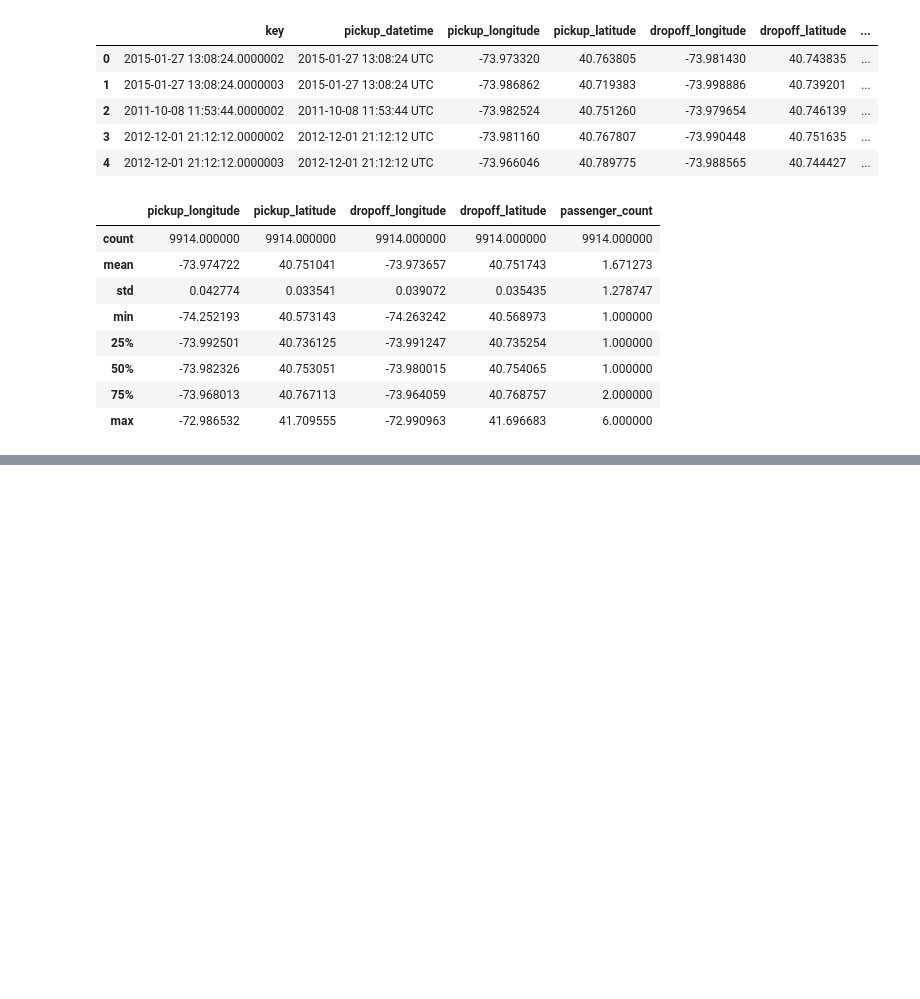
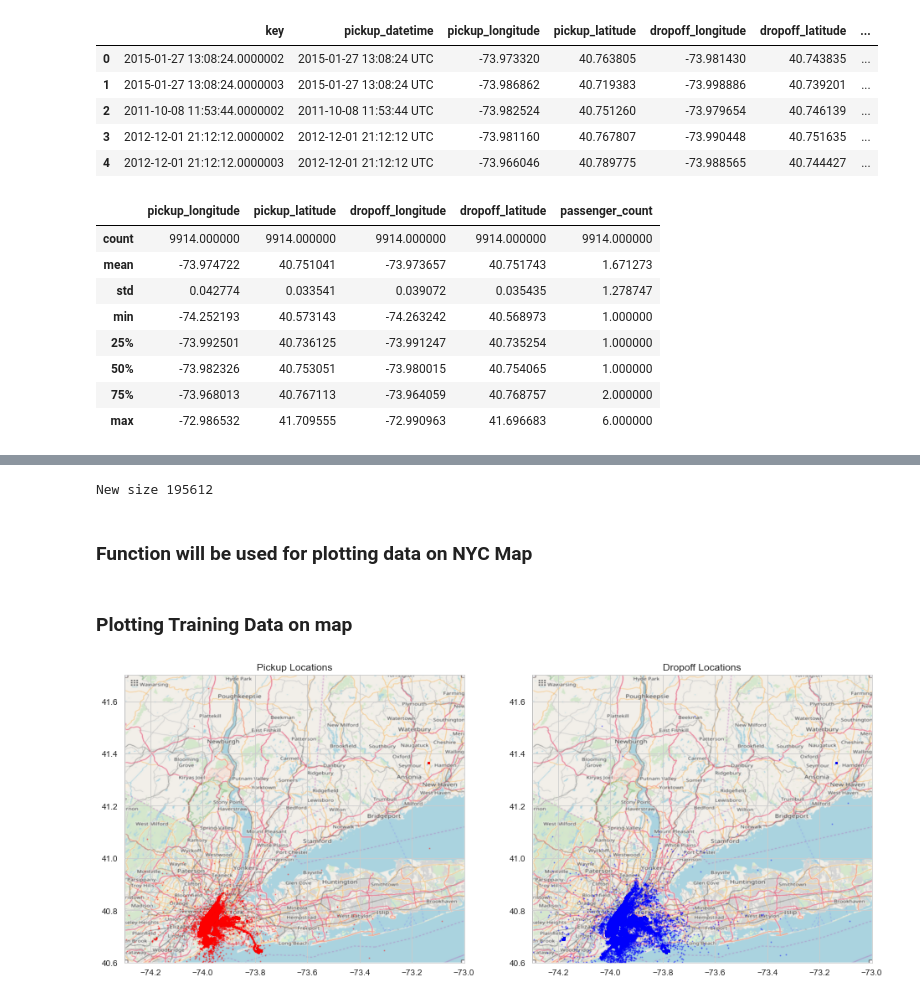
Before and after one commit to ThierrryScotto/New-York-Taxi-Fare-Prediction, a Jupyter notebook: New_York_City_Taxi_Fare_Prediction.ipynb, the cells around one changed output, grey strips where cells are left out. Drawn from its saved outputs; the diff is of its cells as text; code cells hidden in the pictures; blank space fills up the shorter version.

```diff
--- a/New_York_City_Taxi_Fare_Prediction.ipynb
+++ b/New_York_City_Taxi_Fare_Prediction.ipynb
@@ -150,0 +202,6 @@ longitude = -74.0063889
+# %%
+# por que usar estas localizações?
+
+BB = (-74.3, -73.0, 40.6, 41.7)
+# %%
+nyc_map = plt.imread('NYC.png')
@@ -150,0 +233,30 @@ longitude = -74.0063889
+# %%
+# Com essa função somos capazes de tiras dados outliers, pois estavam muito fora do limite de NYC
+
+df_train = df_train[select_within_boundingbox(df_train, BB)]
+# %%
+print("New size {}".format(len(df_train)))
+# %% [output]
+New size 195612
+# %% [markdown]
+### Function will be used for plotting data on NYC Map
+# %%
+def plot_on_map(df, BB, nyc_map, s=10, alpha=0.2):
+    fig, axs = plt.subplots(1,2,figsize=(16, 10))
+    axs[0].scatter(df["pickup_longitude"], df["pickup_latitude"], alpha = alpha, c='r', s=s)
+    axs[0].set_xlim((BB[0], BB[1]))
+    axs[0].set_ylim((BB[2], BB[3]))
+    axs[0].set_title('Pickup Locations')
+    axs[0].imshow(nyc_map, extent=BB)
+
+    axs[1].scatter(df["dropoff_longitude"], df["dropoff_latitude"] , alpha = alpha, c='b', s=s)
+    axs[1].set_xlim((BB[0], BB[1]))
+    axs[1].set_ylim((BB[2], BB[3]))
+    axs[1].set_title('Dropoff Locations')
+    axs[1].imshow(nyc_map, extent=BB)
+# %% [markdown]
+### Plotting Training Data on map
+# %%
+plot_on_map(df_train, BB, nyc_map, s=1, alpha=0.3)
+# %% [output]
+[figure, added]
```
Also changed, not shown: parts of 28 cells of this notebook, 1 other file.
